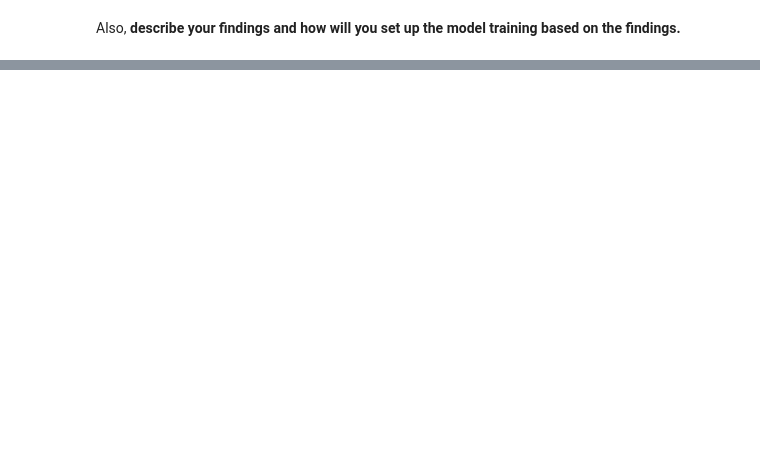
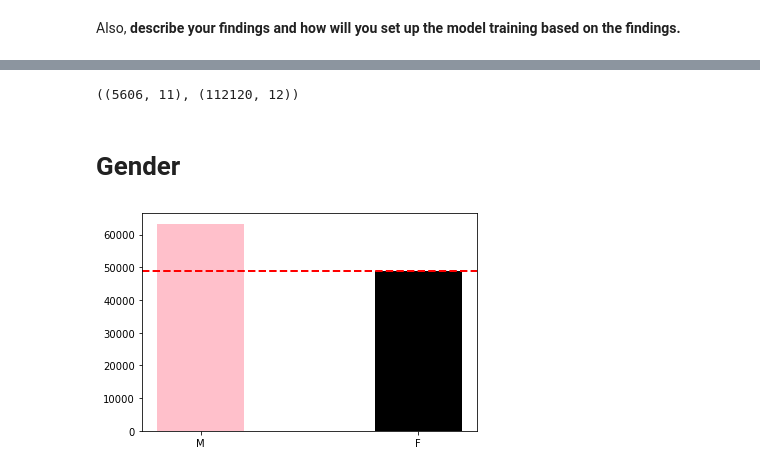
Before and after one commit to MarkRoy8888/AIHCND_C2_Starter, a Jupyter notebook: EDA.ipynb, the cells around one changed output, grey strips where cells are left out. Drawn from its saved outputs; the diff is of its cells as text; code cells hidden in the pictures; blank space fills up the shorter version.

```diff
--- a/EDA.ipynb
+++ b/EDA.ipynb
@@ -29,3 +44,31 @@ Also, **describe your findings and how will you set up the model training based
+# %%
+sample_df.shape,all_xray_df.shape
+# %% [output]
+((5606, 11), (112120, 12))
 # %%
 ## EDA
 # Todo
+# %% [markdown]
+# Gender
+# %%
+base_line=int(all_xray_df['Patient Gender'][all_xray_df['Patient Gender']=="F"].value_counts())
+plt.bar(all_xray_df['Patient Gender'].unique(),
+        all_xray_df['Patient Gender'].value_counts(),
+        width=0.4,
+        bottom=None,
+        align='center',
+        color=['pink',
+#                'cornflowerblue',
+#                'royalblue',
+#                'midnightblue',
+#                'navy',
+#                'darkblue',
+#                  'mediumblue',
+              'black'],
+#         orientation='horizontal'
+       )
+# plt.xticks(rotation='vertical')
+plt.axhline(y=base_line, c="r", ls="--", lw=2)
+plt.show()
+# %% [output]
+[figure, added]
```
Also changed, not shown: parts of 13 cells of this notebook, 3 other files.
